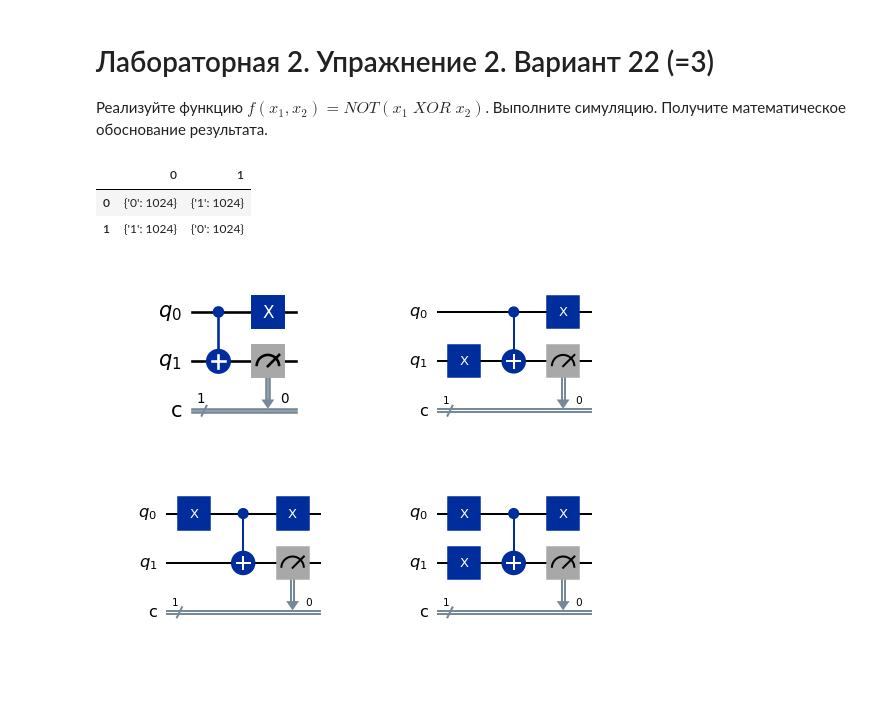
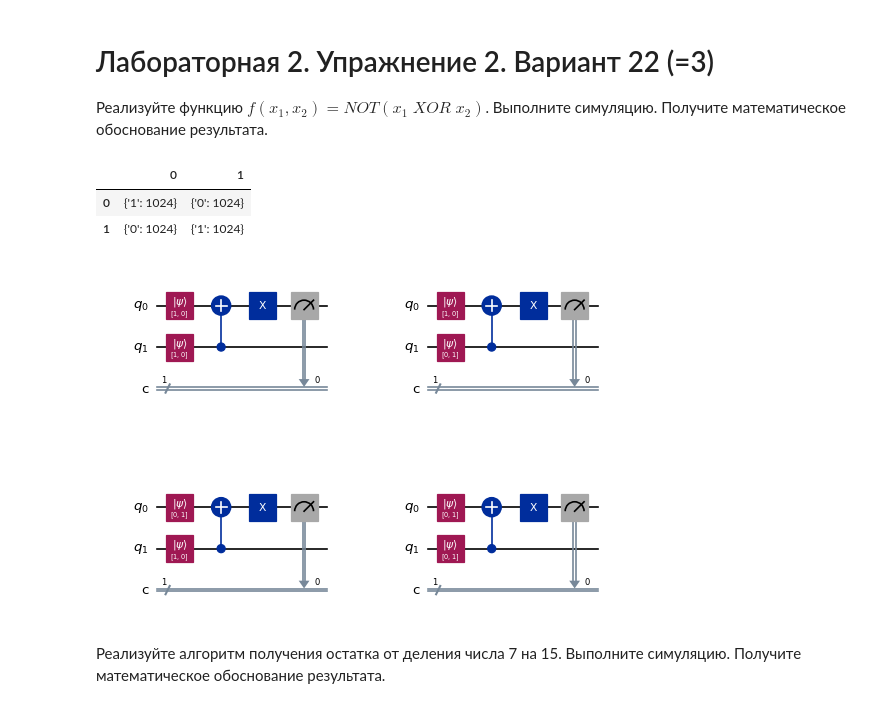
Before and after one commit to HuTao1Love/quantum_physics_labs, a Jupyter notebook: task4.ipynb, the cells around one changed output. Saved outputs shown, nothing was run; the diff lists cells and outputs as text; code cells hidden in the pictures; blank space fills up the shorter version.

```diff
--- a/task4.ipynb
+++ b/task4.ipynb
@@ -9,37 +9,39 @@ from matplotlib.backends.backend_agg import FigureCanvasAgg
 from qiskit import QuantumCircuit
 from qiskit.visualization import plot_bloch_multivector
 from qiskit_aer import AerSimulator
 from qiskit.quantum_info import Statevector
 
 
 simulator = AerSimulator()
 
 
 def not_xor(ax, x1, x2):
     qc = QuantumCircuit(2, 1)
 
-    if x1: qc.x(0)
-    if x2: qc.x(1)
+    qc.initialize([1 - x1, x1], 0)
+    qc.initialize([1 - x2, x2], 1)
 
-    qc.cx(0, 1)
+    qc.cx(1, 0)
     qc.x(0)
-    qc.measure(1, 0)
+    qc.measure(0, 0)
 
     qc.draw('mpl', ax=ax)
 
     return simulator.run(qc).result().get_counts(qc)
 
 
 _, axes = plt.subplots(2, 2)
 pd.DataFrame({
     a: {
         b: not_xor(axes[a, b], a, b)
         for b in [0, 1]
     }
     for a in [0, 1]
 })
 # %% [output]
 |  | 0 | 1 |
-| 0 | {'0': 1024} | {'1': 1024} |
-| 1 | {'1': 1024} | {'0': 1024} |
+| 0 | {'1': 1024} | {'0': 1024} |
+| 1 | {'0': 1024} | {'1': 1024} |
-[figure, old version]
+[figure, new version]
+# %% [markdown]
+Реализуйте алгоритм получения остатка от деления числа 7 на 15. Выполните симуляцию. Получите математическое обоснование результата.
```
Also changed, not shown: 1 other file.
